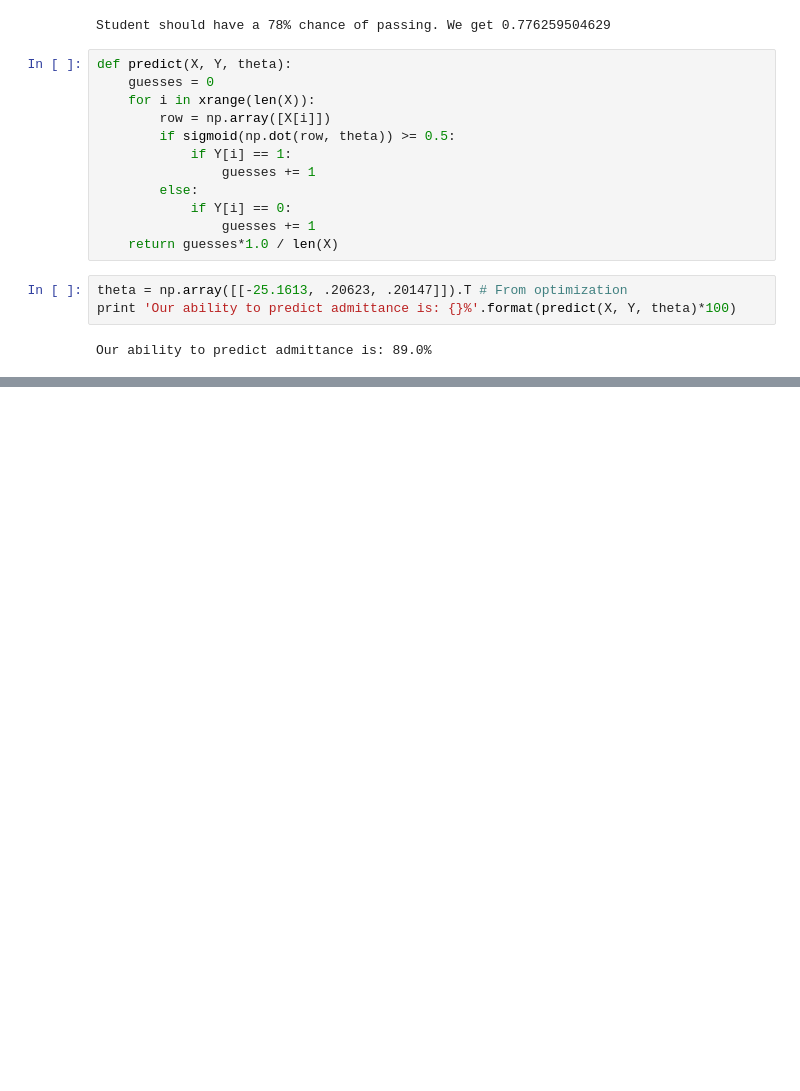
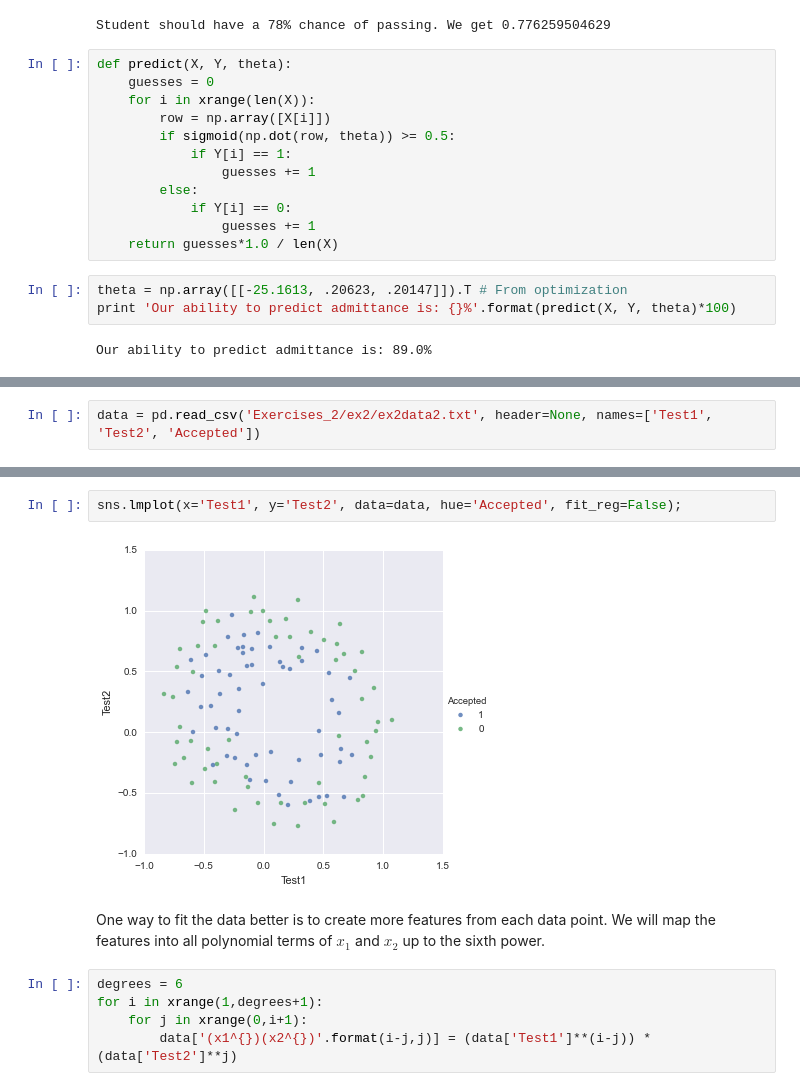
Before and after one commit to jvivian/Coursera-Machine-Learning_Ng, a Jupyter notebook: Week 3 -- Logistic Regression and Regularization.ipynb, the cells around one changed output, grey strips where cells are left out. Cells and saved outputs as stored; diff of their text form; blank space fills up the shorter version.

```diff
--- a/Week 3 -- Logistic Regression and Regularization.ipynb
+++ b/Week 3 -- Logistic Regression and Regularization.ipynb
@@ -159,0 +166,2 @@ Our ability to predict admittance is: 89.0%
+# %%
+data = pd.read_csv('Exercises_2/ex2/ex2data2.txt', header=None, names=['Test1', 'Test2', 'Accepted'])
@@ -159,0 +177,11 @@ Our ability to predict admittance is: 89.0%
+# %%
+sns.lmplot(x='Test1', y='Test2', data=data, hue='Accepted', fit_reg=False);
+# %% [output]
+[figure, added]
+# %% [markdown]
+One way to fit the data better is to create more features from each data point. We will map the features into all polynomial terms of $x_1$ and $x_2$ up to the sixth power.
+# %%
+degrees = 6
+for i in xrange(1,degrees+1):
+    for j in xrange(0,i+1):
+        data['(x1^{})(x2^{})'.format(i-j,j)] = (data['Test1']**(i-j)) * (data['Test2']**j)
```
Also changed, not shown: parts of 11 cells of this notebook.
